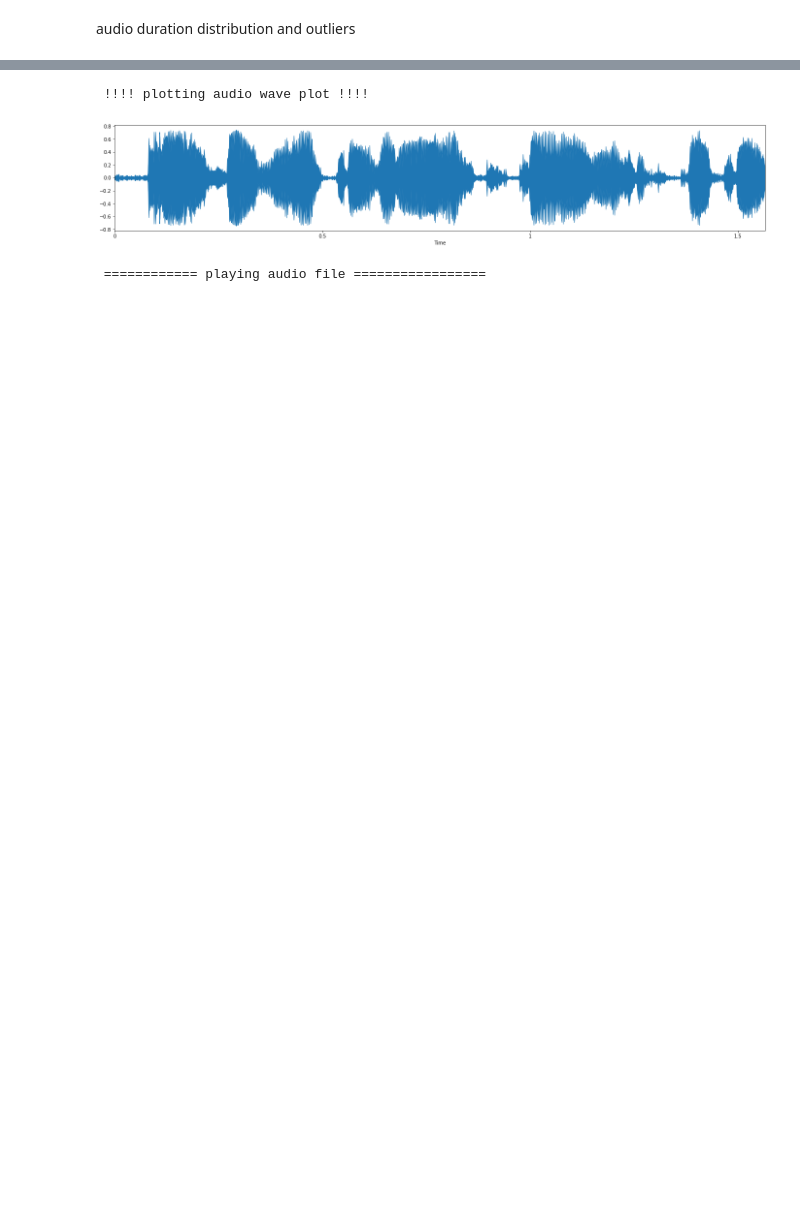
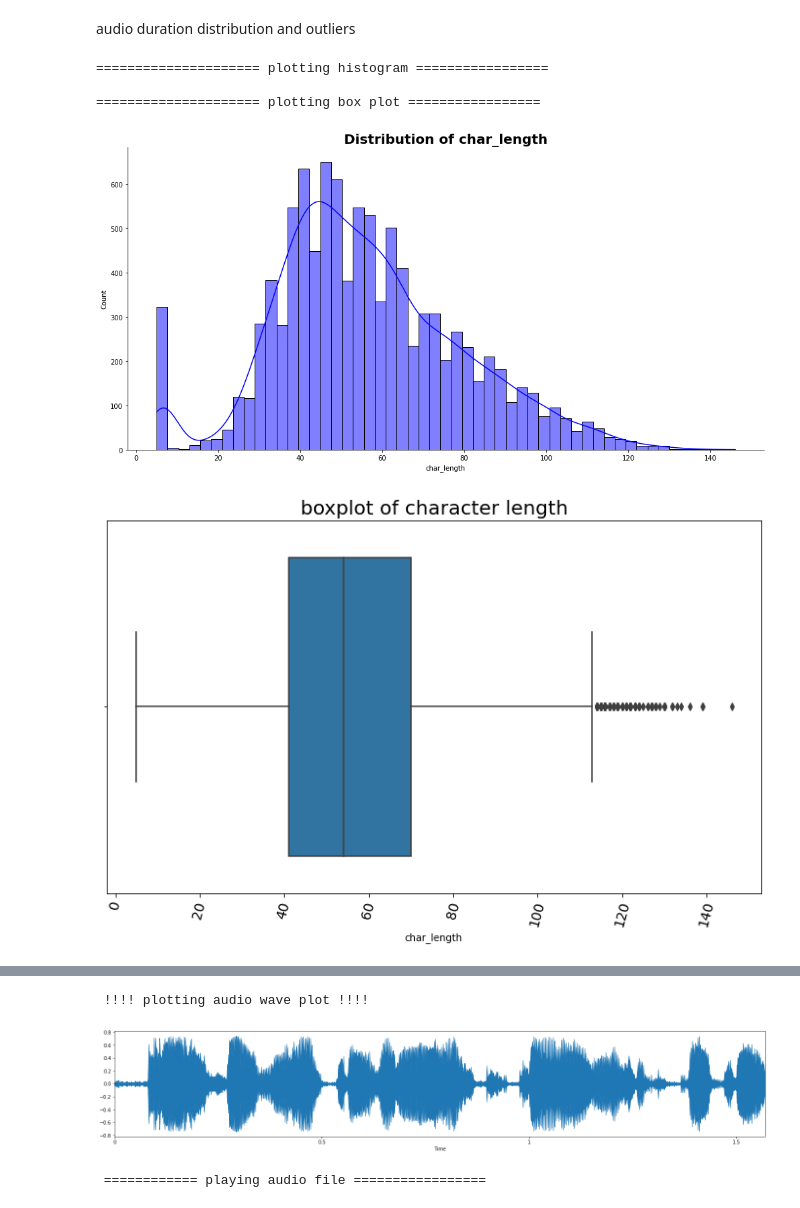
Before and after one commit to week4-group1/Swahili-NLP, a Jupyter notebook: notebook/Data_visualization.ipynb, the cells around one changed output, grey strips where cells are left out. Cells and saved outputs as stored; diff of their text form; code cells hidden in the pictures; blank space fills up the shorter version.

```diff
--- a/notebook/Data_visualization.ipynb
+++ b/notebook/Data_visualization.ipynb
@@ -211,3 +304,12 @@ fig.show()
 [interactive output not drawn]
 # %% [markdown]
 audio duration distribution and outliers
+# %%
+plot_hist(data,'char_length', 'blue')
+plot_box(data,'char_length', 'boxplot of character length')
+# %% [output]
+===================== plotting histogram =================
+
+===================== plotting box plot =================
+[figure, added]
+[figure, added]
```
Also changed, not shown: parts of 12 cells of this notebook.
